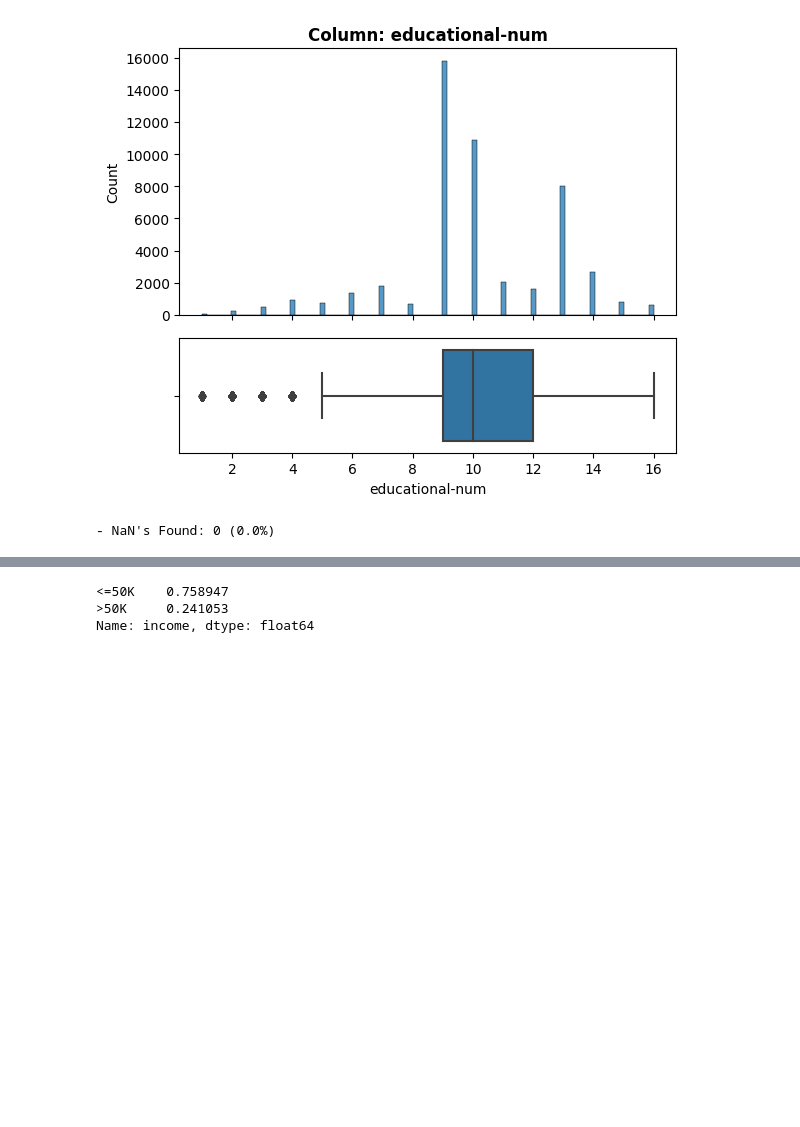
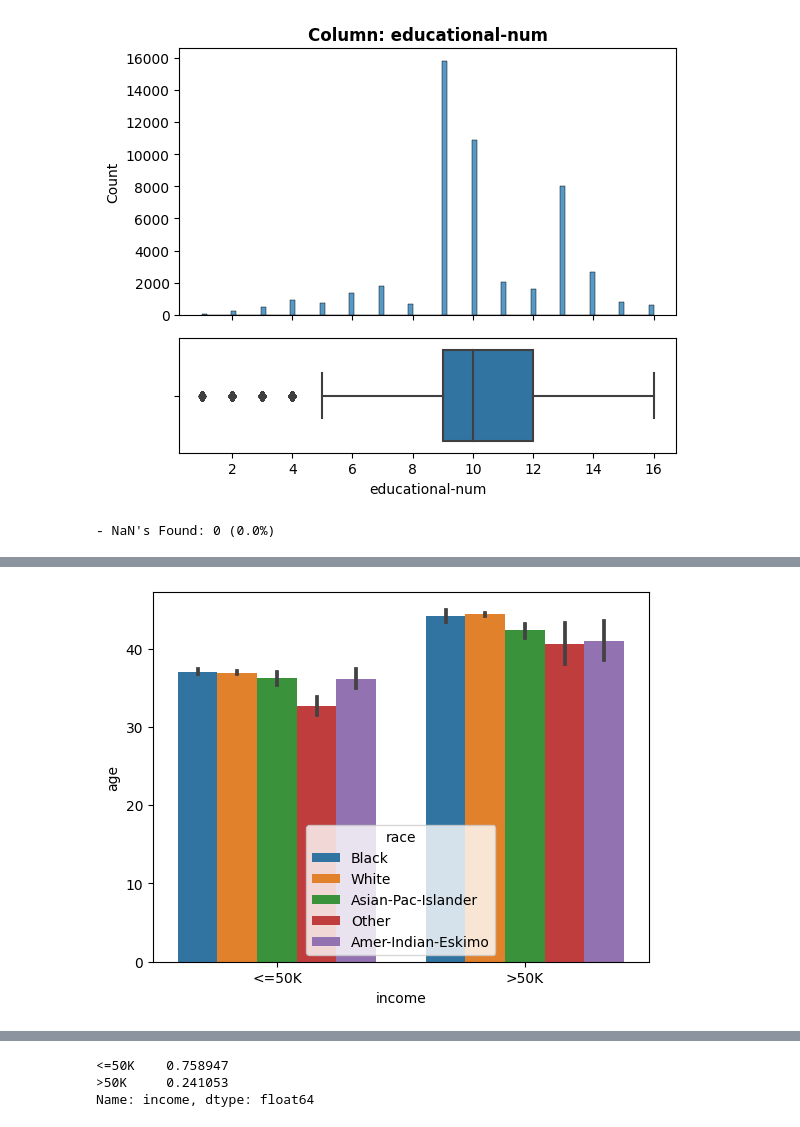
Before and after one commit to coryncates/Project-Core, a Jupyter notebook: Adult_Dataset.ipynb, the cells around one changed output, grey strips where cells are left out. Cells and saved outputs as stored; diff of their text form; code cells hidden in the pictures; blank space fills up the shorter version.

```diff
--- a/Adult_Dataset.ipynb
+++ b/Adult_Dataset.ipynb
@@ -617,0 +656,5 @@ explore_numeric(df,'educational-num');
+# %%
+# Barplot of Income vs Age
+ax = sns.barplot(data=df, x='income', y='age', hue='race')
+# %% [output]
+[figure, added]
```
Also changed, not shown: parts of 23 cells of this notebook.
